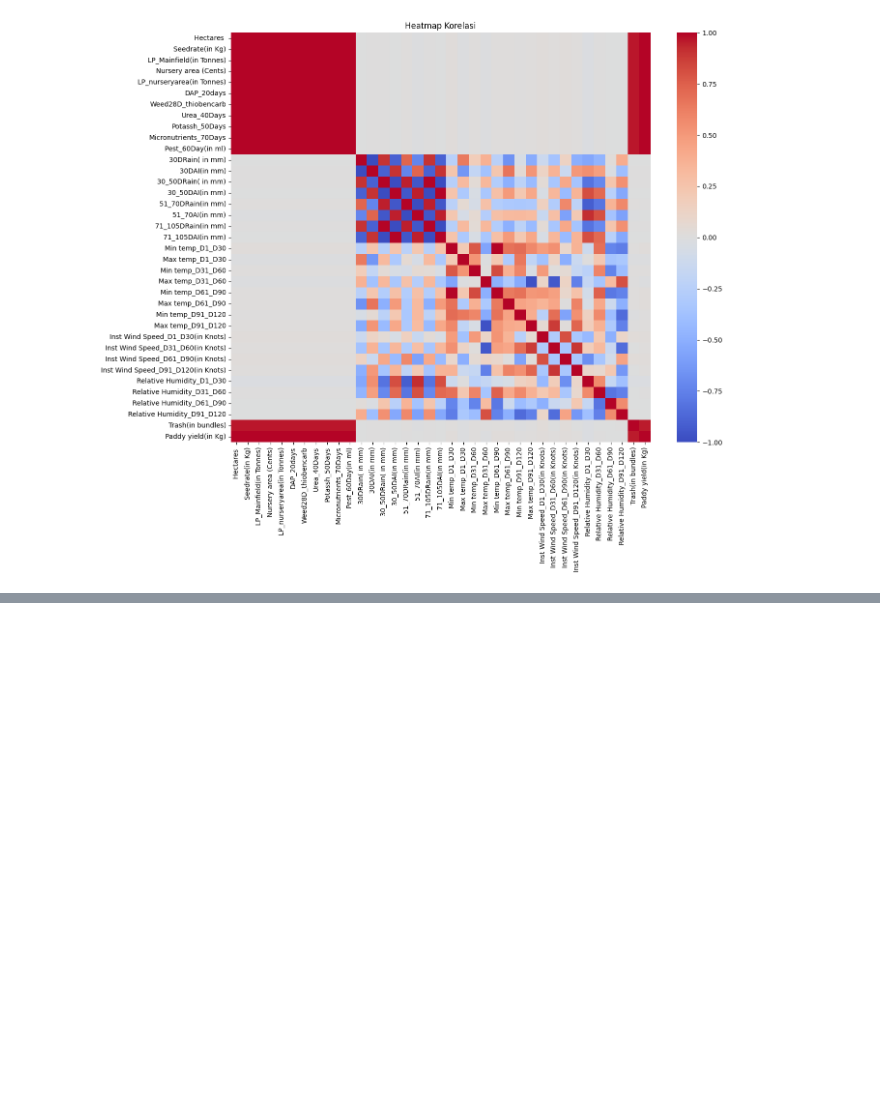
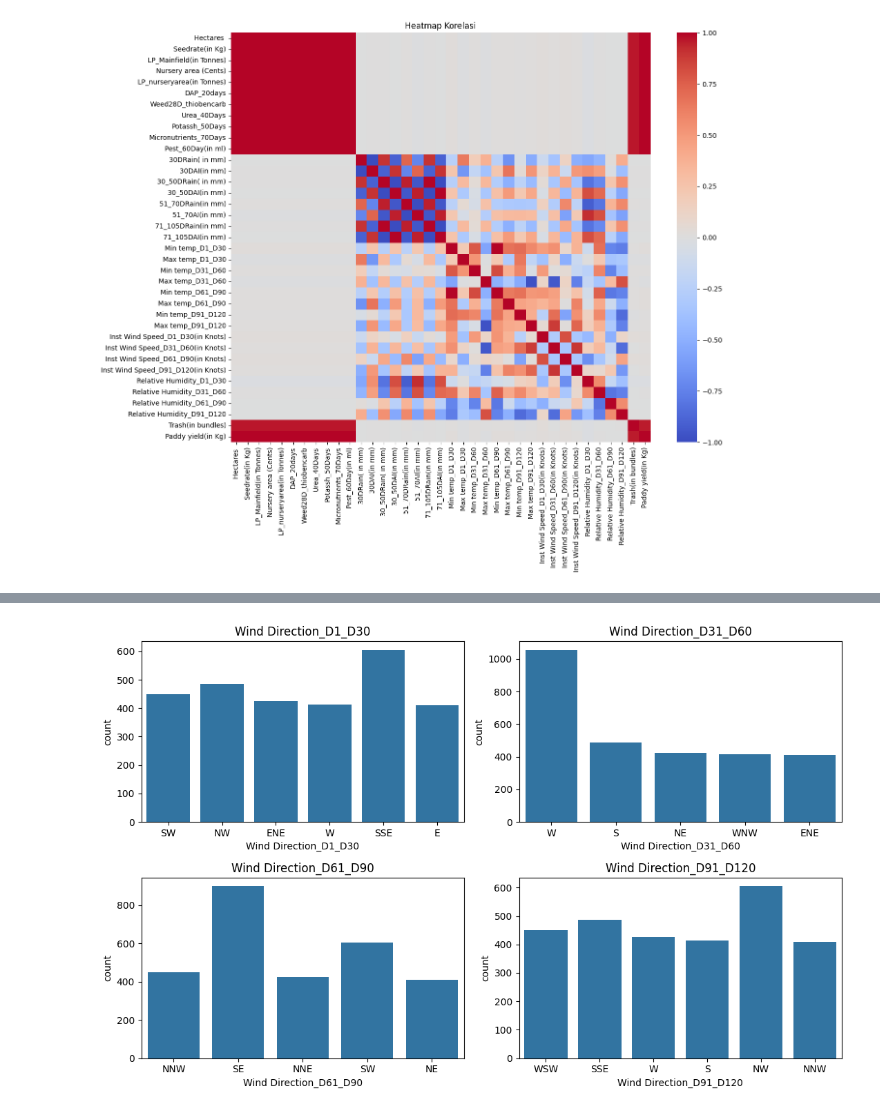
Before and after one commit to araafya/FP-MachineLearning, a Jupyter notebook: EDA and Preprocessing/notebook.ipynb, the cells around one changed output, grey strips where cells are left out. Saved outputs shown, nothing was run; the diff lists cells and outputs as text; code cells hidden in the pictures; blank space fills up the shorter version.

```diff
--- a/EDA and Preprocessing/notebook.ipynb
+++ b/EDA and Preprocessing/notebook.ipynb
@@ -128,0 +193,10 @@ plt.title('Heatmap Korelasi'); plt.show()
+# %%
+# Distribusi arah angin (kolom kategorikal yang belum divisualisasikan)
+wind_cols = [c for c in data.columns if c.startswith('Wind Direction')]
+fig, ax = plt.subplots(2, 2, figsize=(11, 7))
+for a, c in zip(ax.ravel(), wind_cols):
+    sns.countplot(data=data, x=c, ax=a)
+    a.set_title(c)
+plt.tight_layout(); plt.show()
+# %% [output]
+[figure, added]
```
Also changed, not shown: parts of 9 cells of this notebook, 1 other file.
